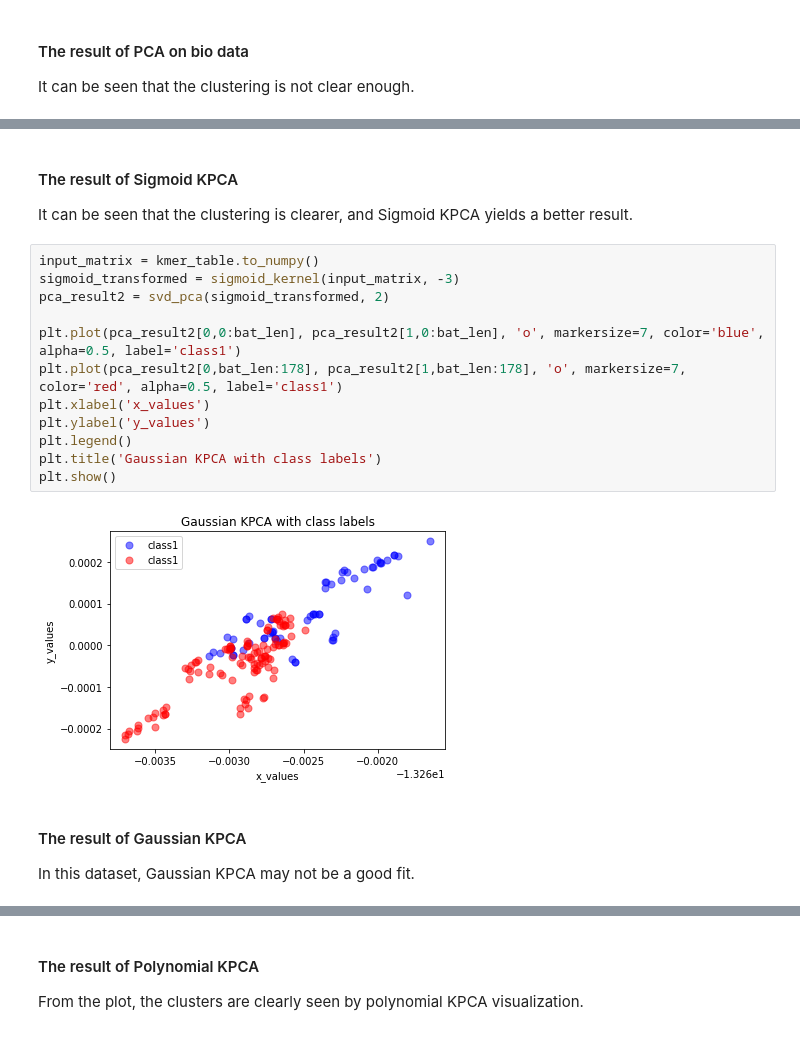
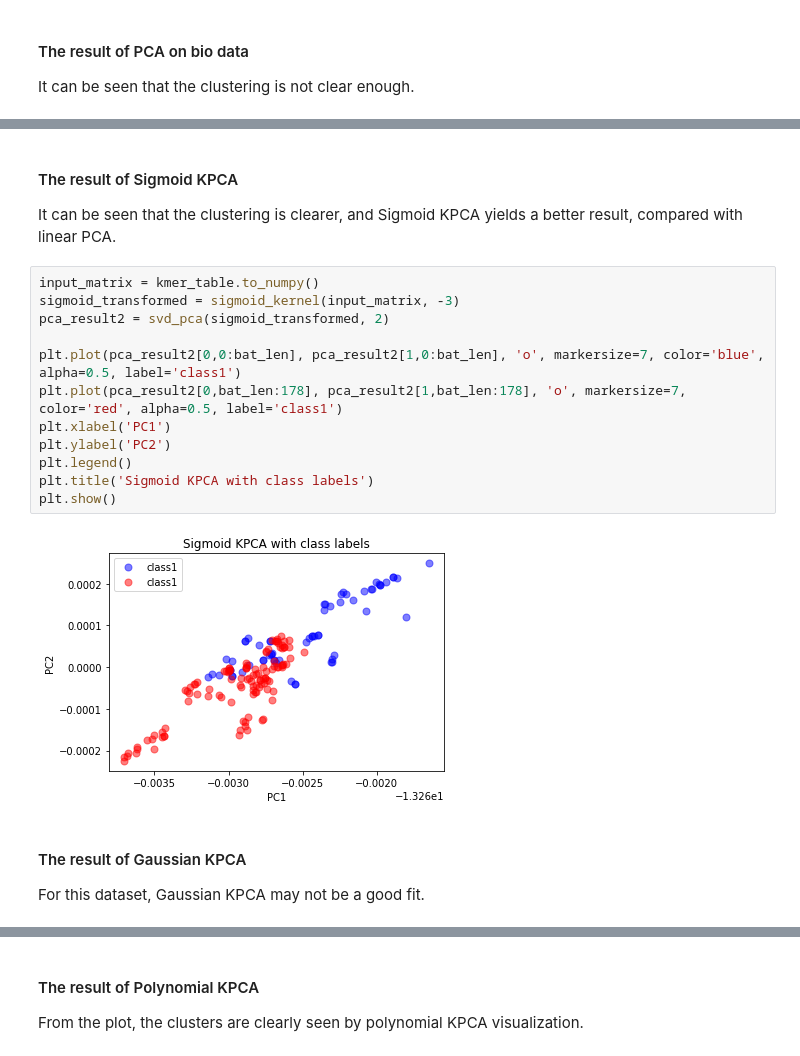
Before and after one commit to Yangliule/535-final-project, a Jupyter notebook: 535_Final_Project_combined.ipynb, the cells around one changed output, grey strips where cells are left out. Saved outputs shown, nothing was run; the diff lists cells and outputs as text.

```diff
--- a/535_Final_Project_combined.ipynb
+++ b/535_Final_Project_combined.ipynb
@@ -535,25 +535,25 @@ plt.show()
 # %% [markdown]
 #### The result of Sigmoid KPCA
 
-It can be seen that the clustering is clearer, and Sigmoid KPCA yields a better result.
+It can be seen that the clustering is clearer, and Sigmoid KPCA yields a better result, compared with linear PCA.
 # %%
 input_matrix = kmer_table.to_numpy()
 sigmoid_transformed = sigmoid_kernel(input_matrix, -3)
 pca_result2 = svd_pca(sigmoid_transformed, 2)
 
 plt.plot(pca_result2[0,0:bat_len], pca_result2[1,0:bat_len], 'o', markersize=7, color='blue', alpha=0.5, label='class1')
 plt.plot(pca_result2[0,bat_len:178], pca_result2[1,bat_len:178], 'o', markersize=7, color='red', alpha=0.5, label='class1')
-plt.xlabel('x_values')
-plt.ylabel('y_values')
+plt.xlabel('PC1')
+plt.ylabel('PC2')
 plt.legend()
-plt.title('Gaussian KPCA with class labels')
+plt.title('Sigmoid KPCA with class labels')
 plt.show()
 # %% [output]
-[figure, old version]
+[figure, new version]
 # %% [markdown]
 #### The result of Gaussian KPCA
 
-In this dataset, Gaussian KPCA may not be a good fit.
+For this dataset, Gaussian KPCA may not be a good fit.
 # %%
 gaussian_transformed = gaussian_kernel(input_matrix, 1000)
 pca_result3 = svd_pca(gaussian_transformed, 2)
```
Also changed, not shown: parts of 10 cells of this notebook.
